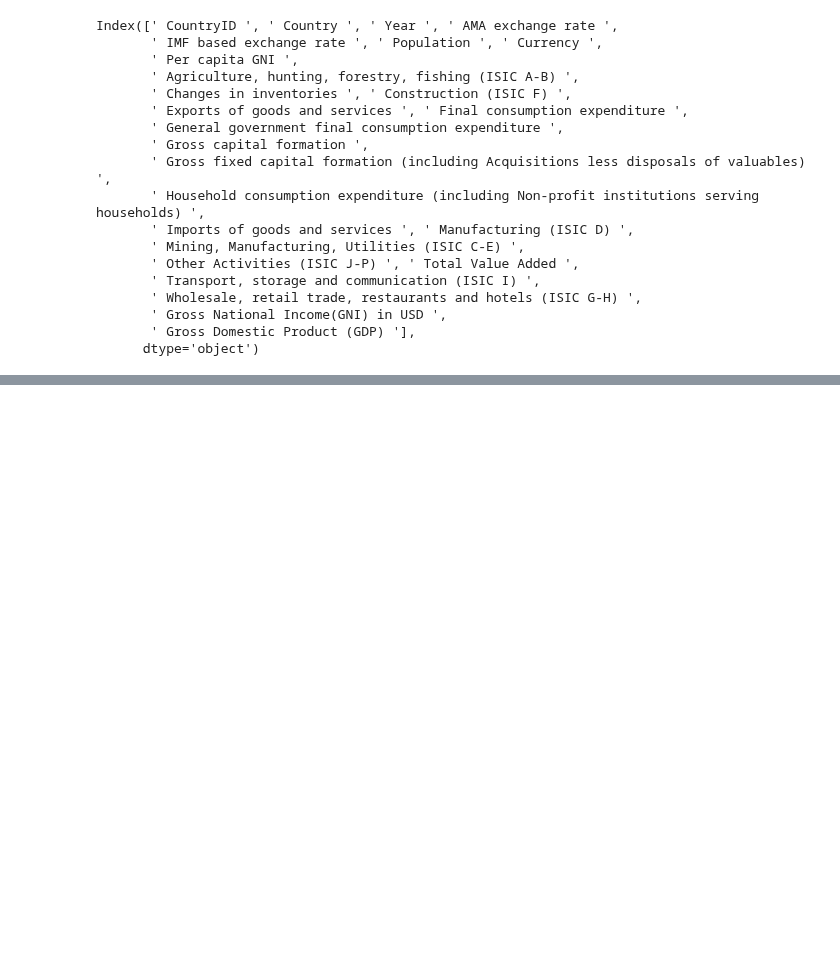
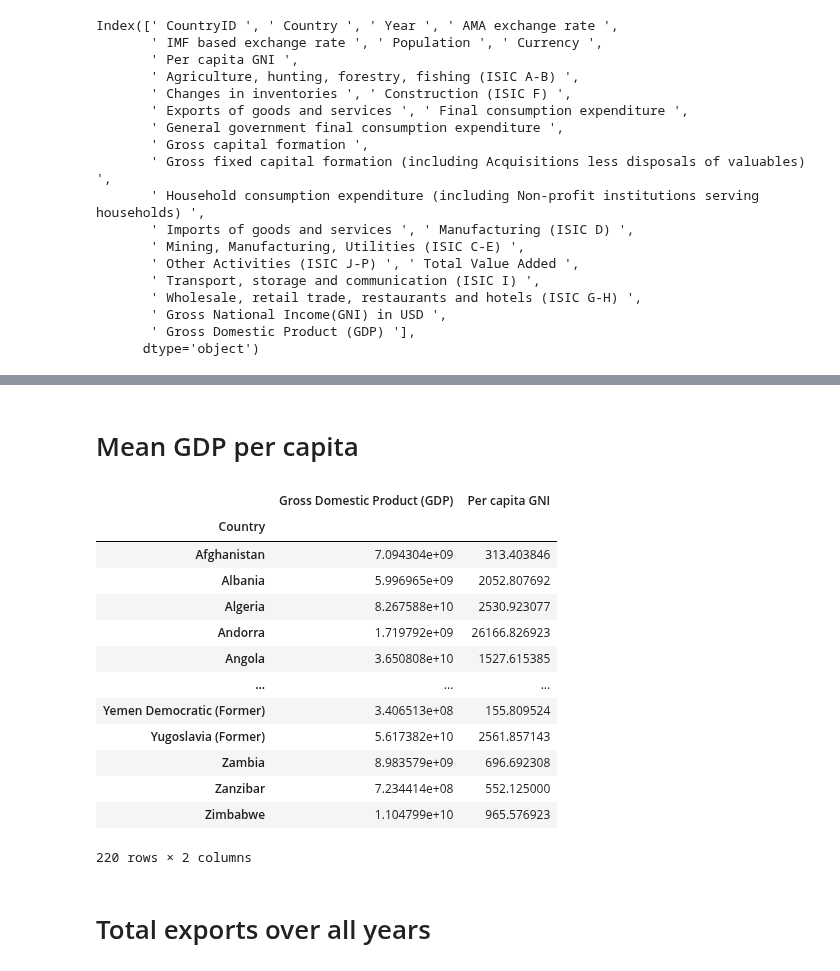
Before and after one commit to khoulaCode/machine-learning-code-orbit, a Jupyter notebook: from_almuhannad/global_economy_indicator.ipynb, the cells around one changed output, grey strips where cells are left out. Drawn from its saved outputs; the diff is of its cells as text; code cells hidden in the pictures; blank space fills up the shorter version.

```diff
--- a/from_almuhannad/global_economy_indicator.ipynb
+++ b/from_almuhannad/global_economy_indicator.ipynb
@@ -118,0 +77,22 @@ df.tail(10)
+# %% [markdown]
+# Mean GDP per capita
+# %%
+df_capita = df.groupby(" Country ")[[" Gross Domestic Product (GDP) "," Per capita GNI "]].mean()
+df_capita
+# %% [output]
+|  | Gross Domestic Product (GDP) | Per capita GNI |
+| Country |  |  |
+| Afghanistan | 7.094304e+09 | 313.403846 |
+| Albania | 5.996965e+09 | 2052.807692 |
+| Algeria | 8.267588e+10 | 2530.923077 |
+| Andorra | 1.719792e+09 | 26166.826923 |
+| Angola | 3.650808e+10 | 1527.615385 |
+| ... | ... | ... |
+| Yemen Democratic (Former) | 3.406513e+08 | 155.809524 |
+| Yugoslavia (Former) | 5.617382e+10 | 2561.857143 |
+| Zambia | 8.983579e+09 | 696.692308 |
+| Zanzibar | 7.234414e+08 | 552.125000 |
+| Zimbabwe | 1.104799e+10 | 965.576923 |
+220 rows × 2 columns
+# %% [markdown]
+# Total exports over all years
```
Also changed, not shown: parts of 13 cells of this notebook.
